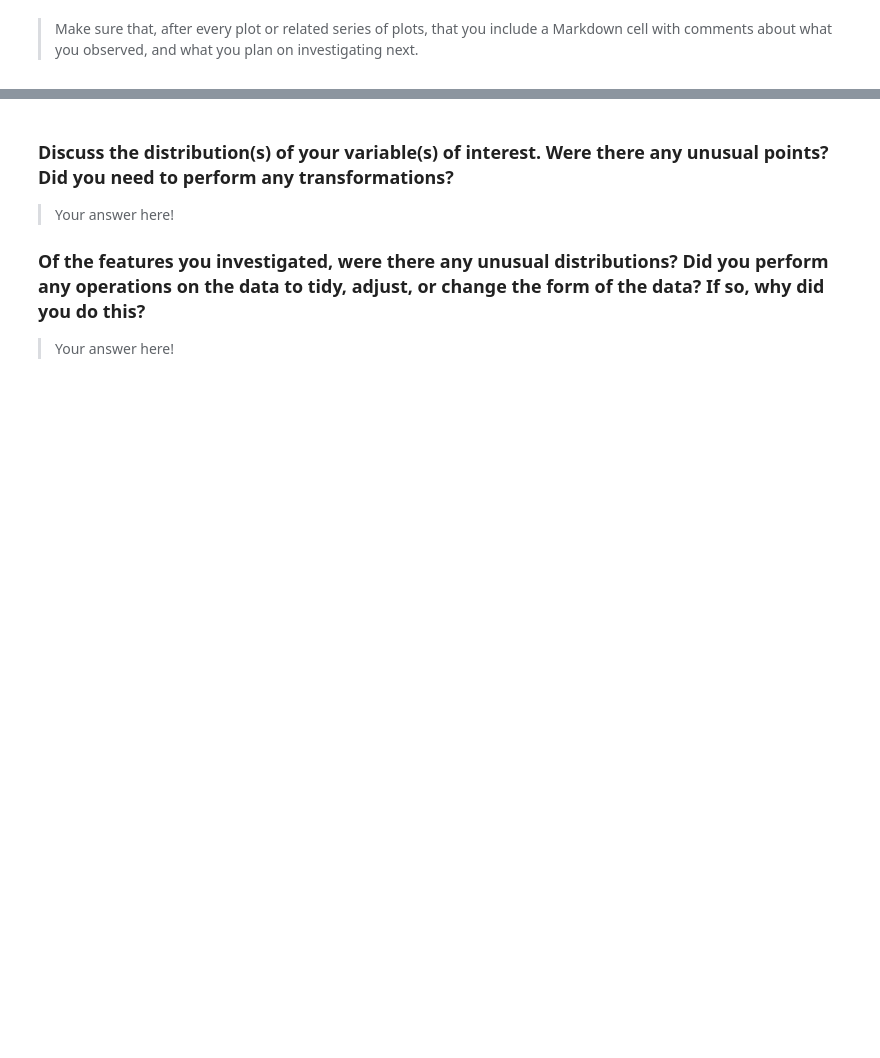
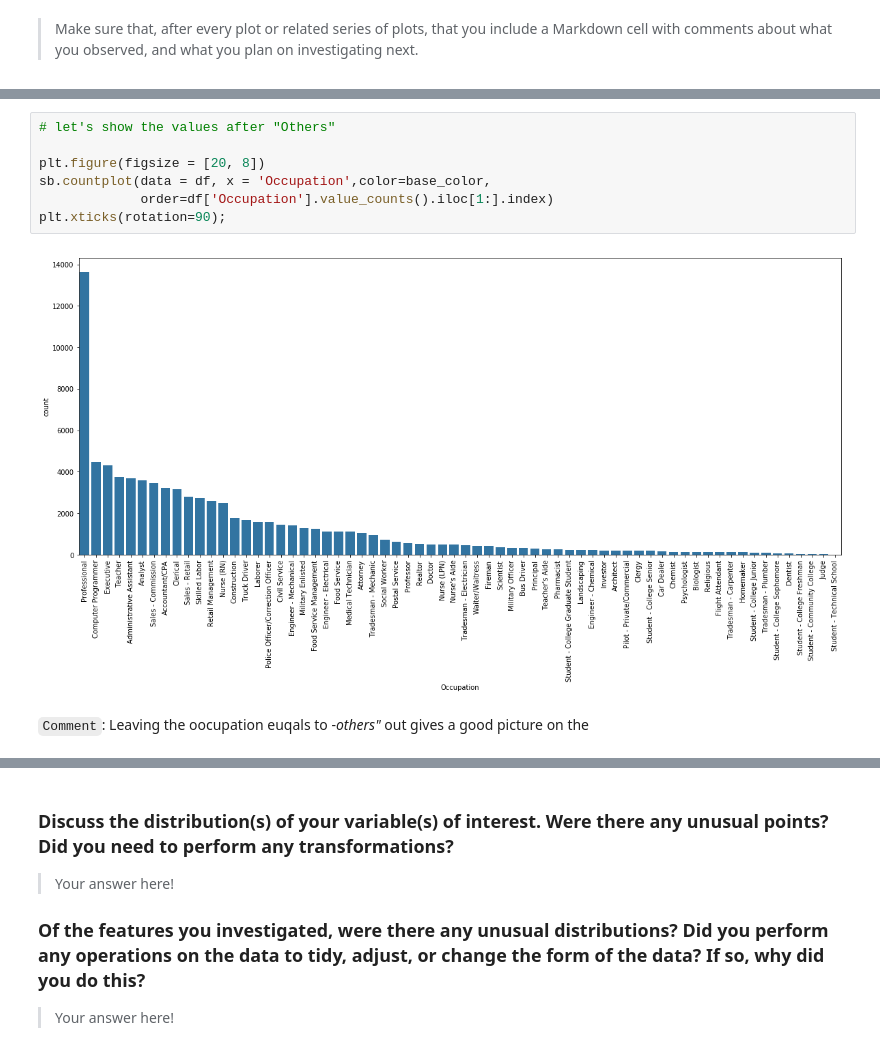
Before and after one commit to moosial/CommunicateDataFindings, a Jupyter notebook: exploration_Prosper_CA.ipynb, the cells around one changed output, grey strips where cells are left out. Cells and saved outputs as stored; diff of their text form; blank space fills up the shorter version.

```diff
--- a/exploration_Prosper_CA.ipynb
+++ b/exploration_Prosper_CA.ipynb
@@ -164,0 +310,11 @@ you plan on investigating next.
+# %%
+# let's show the values after "Others"
+
+plt.figure(figsize = [20, 8])
+sb.countplot(data = df, x = 'Occupation',color=base_color,
+             order=df['Occupation'].value_counts().iloc[1:].index)
+plt.xticks(rotation=90);
+# %% [output]
+[figure, added]
+# %% [markdown]
+`Comment`: Leaving the oocupation euqals to -_others"_ out gives a good picture on the
```
Also changed, not shown: parts of 21 cells of this notebook, 4 other files.
